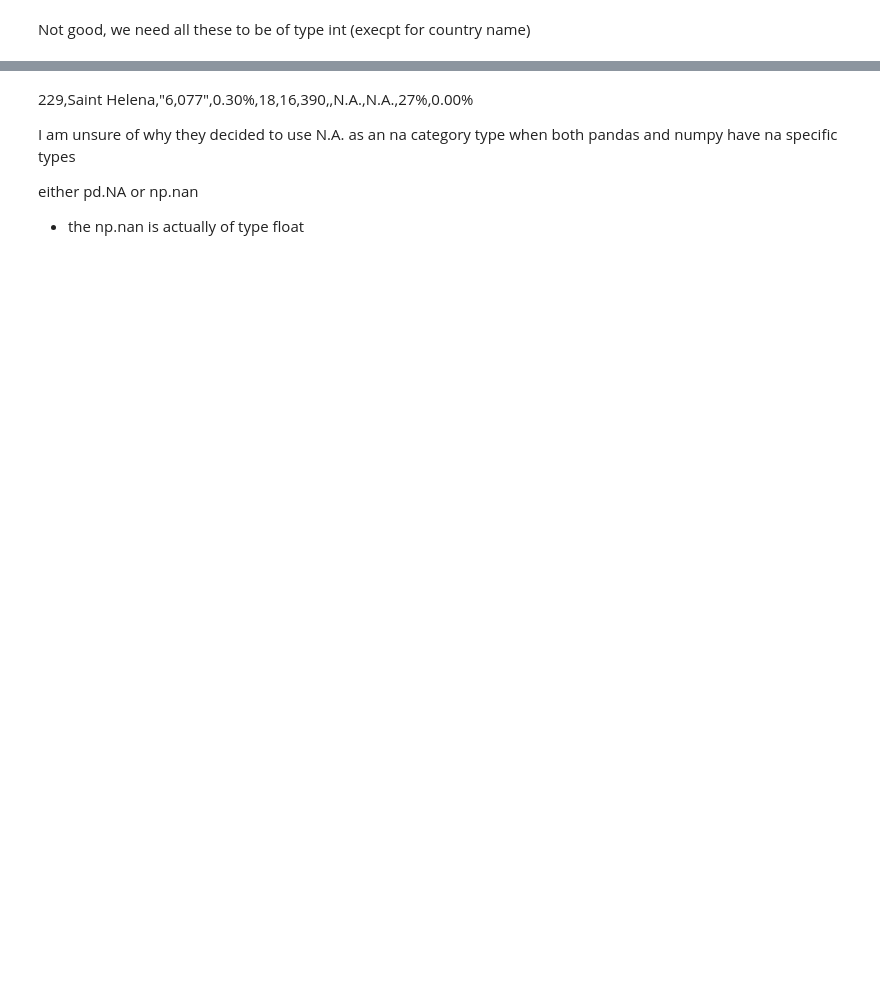
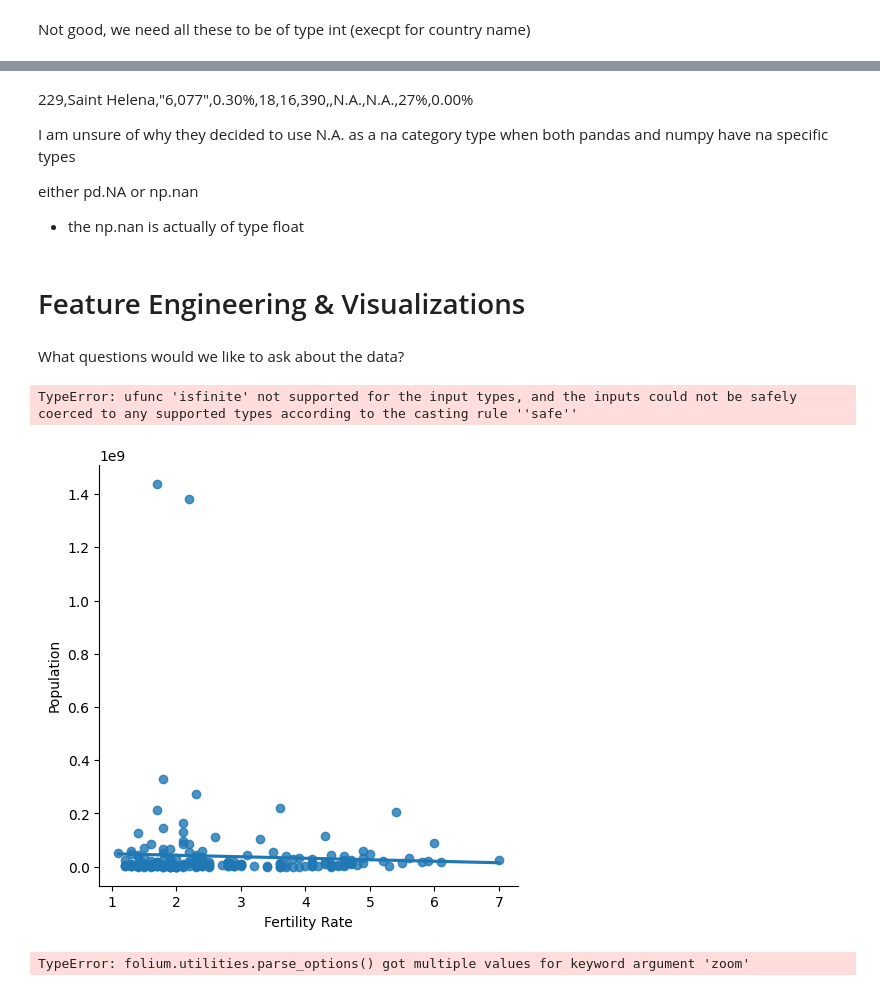
Before and after one commit to casual-lemon/intro-into-ds, a Jupyter notebook: Code Example.ipynb, the cells around one changed output, grey strips where cells are left out. Saved outputs shown, nothing was run; the diff lists cells and outputs as text; code cells hidden in the pictures; blank space fills up the shorter version.

```diff
--- a/Code Example.ipynb
+++ b/Code Example.ipynb
@@ -81,0 +88,3 @@ df.loc[:,'Population':].apply()
+# %%
+df.replace(to_replace='%', value='', regex=True,  inplace=True)
+df.head()
@@ -81,0 +107,3 @@ df.loc[:,'Population':].apply()
+# %%
+df.replace(to_replace='N.A.', value=np.nan, regex=True,  inplace=True)
+df.tail()
@@ -81,0 +132,5 @@ df.loc[:,'Population':].apply()
+# %%
+numeric_subset = df.loc[:, ~df.columns.isin(['Country', 'Fertility Rate', 'Yearly change %', 'Urban Pop %', 'World Share %'])]
+numeric_subset = numeric_subset.astype('Int64')
+df[numeric_subset.columns] = numeric_subset
+df.dtypes
@@ -81,0 +150,5 @@ df.loc[:,'Population':].apply()
+# %%
+float_subset = df.loc[:, df.columns.isin(['Yearly change %', 'Fertility Rate', 'Urban Pop %', 'World Share %'])]
+float_subset = float_subset.astype(float)
+df[float_subset.columns] = float_subset
+df.dtypes
@@ -97,8 +183,22 @@ dtype: int64
 # %% [markdown]
 229,Saint Helena,"6,077",0.30%,18,16,390,,N.A.,N.A.,27%,0.00%
 
-I am unsure of why they decided to use N.A. as an na category type
+I am unsure of why they decided to use N.A. as a na category type
 when both pandas and numpy have na specific types
 
 either pd.NA or np.nan
 * the np.nan is actually of type float
+# %% [markdown]
+# Feature Engineering & Visualizations
+# %% [markdown]
+What questions would we like to ask about the data?
+# %%
+sns.lmplot(data=df, x='Fertility Rate', y='Population')
+# %% [output]
+TypeError: ufunc 'isfinite' not supported for the input types, and the inputs could not be safely coerced to any supported types according to the casting rule ''safe''
+[figure, added]
+# %%
+m = leafmap.folium.Map(location=[40, -100], zoom=4)
+m
+# %% [output]
+TypeError: folium.utilities.parse_options() got multiple values for keyword argument 'zoom'
```
Also changed, not shown: parts of 18 cells of this notebook.
